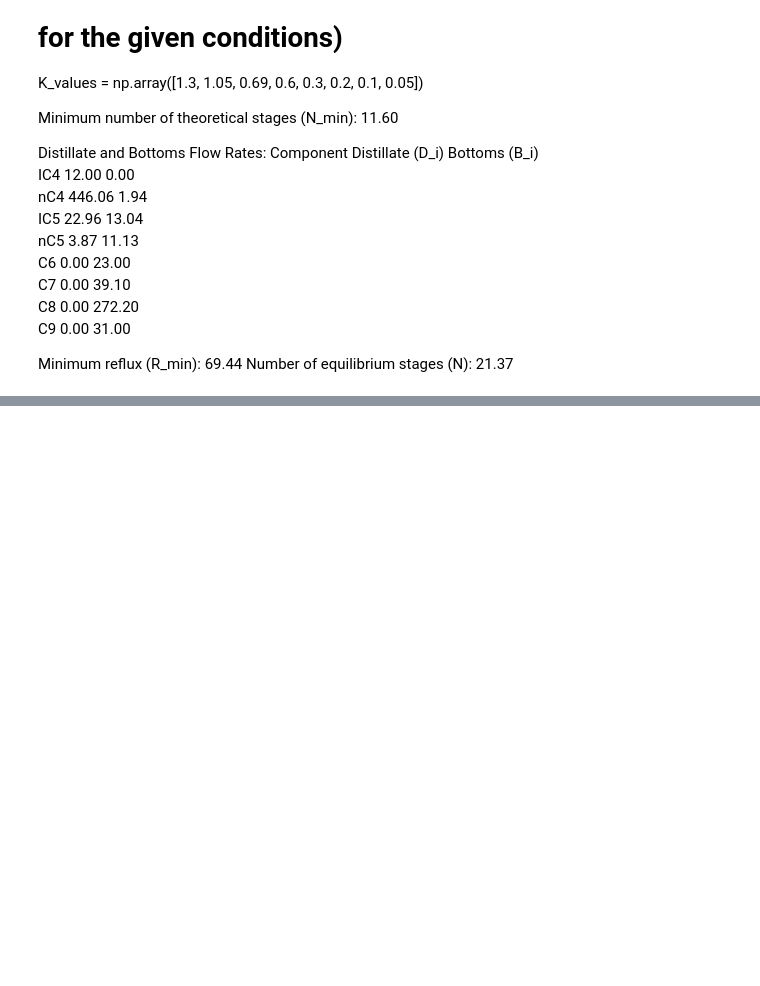
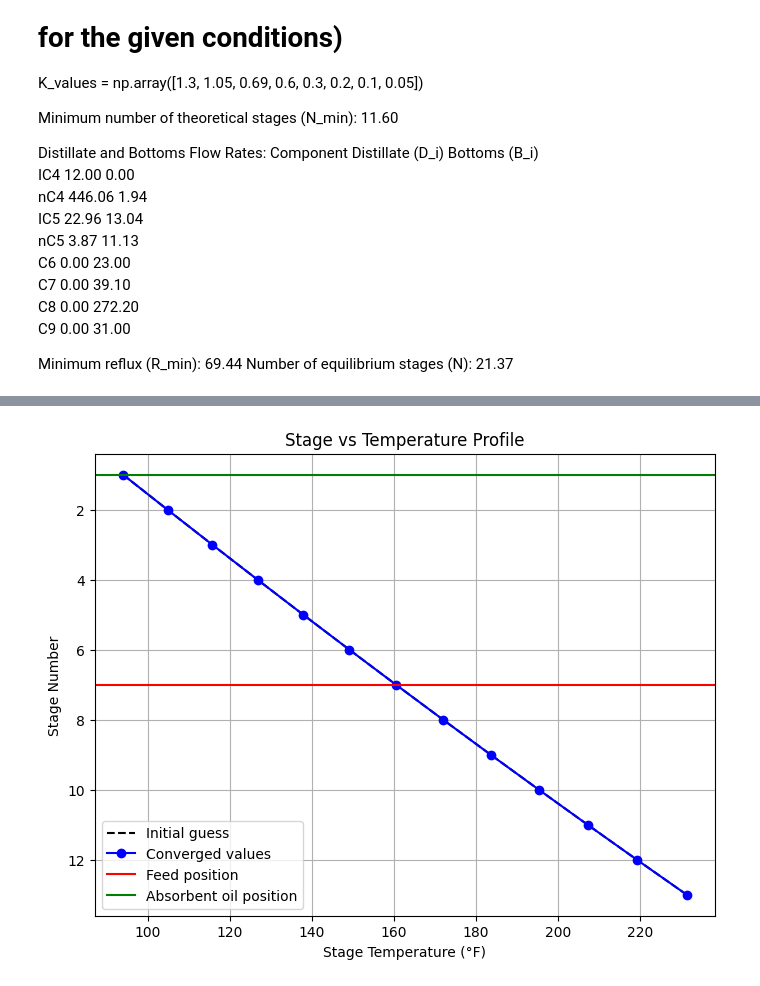
Before and after one commit to arpitkumar2004/Assigmnet-PMS, a Jupyter notebook: Assignment 2/test.ipynb, the cells around one changed output, grey strips where cells are left out. Drawn from its saved outputs; the diff is of its cells as text; code cells hidden in the pictures; blank space fills up the shorter version.

```diff
--- a/Assignment 2/test.ipynb
+++ b/Assignment 2/test.ipynb
@@ -811,7 +811,7 @@ def update_temperatures(temps, vapor_flows, liquid_flows):
         new_temps[i] = temps[i] * (1 + 0.05 * (avg_k - 1))  # Adjust based on K-value deviation
     return new_temps
 
-def sc_method(iterations=10, tol=1e-3):
+def sc_method(iterations=8, tol=1e-3):
     """
     Solve the deethanizer column using Simultaneous-Correction (SC) Method.
     """
@@ -866,3 +865,0 @@ Q_reboiler = 77873.06 BTU/h
-# %%
-stage = np.linspace(13,1,13)
-plt.plot(temperatures,stage)
@@ -872,3 +865,0 @@ plt.plot(temperatures,stage)
-# %%
-stage = np.linspace(1,13,13)
-stage
@@ -876,0 +866,78 @@ array([ 1.,  2.,  3.,  4.,  5.,  6.,  7.,  8.,  9., 10., 11., 12., 13.])
+# %%
+import numpy as np
+import matplotlib.pyplot as plt
+
+def k_values(temperature):
+    """
+    Estimate equilibrium constants (K-values) for components at given temperature (°F).
+    Simplified empirical correlation (to be refined for real-world applications).
+    """
+    return {
+        'C1': np.exp(2.0 - 3000 / (temperature + 460)),
+        'C2': np.exp(1.5 - 2500 / (temperature + 460)),
+        'C3': np.exp(1.0 - 2000 / (temperature + 460)),
+        'nC4': np.exp(0.8 - 1800 / (temperature + 460)),
+        'nC5': np.exp(0.6 - 1500 / (temperature + 460))
+    }
+
+def update_temperatures(temps, vapor_flows, liquid_flows):
+    """
+    Iteratively update stage temperatures using equilibrium constraints.
+    """
+    new_temps = temps.copy()
+    for i in range(len(temps)):
+        k_vals = k_values(temps[i])
+        avg_k = np.mean(list(k_vals.values()))
+        new_temps[i] = temps[i] * (1 + 0.05 * (avg_k - 1))  # Adjust based on K-value deviation
+    return new_temps
+
+def sc_method(iterations=10, tol=1e-3):
+    """
+    Solve the deethanizer column using Simultaneous-Correction (SC) Method.
+    """
+    stages = 13
+    initial_temps = np.linspace(150, 350, stages)  # Initial guesses from problem statement
+    vapor_flows = np.linspace(700, 770, stages)   # Initial vapor flow estimates
+    liquid_flows = np.linspace(530, 600, stages)  # Initial liquid flow estimates
+
+    for _ in range(iterations):
+        new_temps = update_temperatures(initial_temps, vapor_flows, liquid_flows)
+
+        if np.max(np.abs(np.array(new_temps) - np.array(initial_temps))) < tol:
+            break  # Convergence achieved
+        initial_temps = new_temps.copy()
+
+    reboiler_duty = 770 * (new_temps[-1] - 105) * 0.8  # Approximate reboiler duty calc
+
+    return initial_temps, new_temps, vapor_flows, liquid_flows, reboiler_duty
+
+# Run the simulation
+initial_temps, temperatures, vapor_flows, liquid_flows, reboiler_duty = sc_method()
+
+# Print formatted results
+print("Stage-wise Temperatures (°F):")
+for i, temp in enumerate(temperatures):
+    print(f"Stage {i+1}: {temp:.2f} °F")
+
+print("\nVapor and Liquid Flow Rates (lbmol/h):")
+for i in range(len(vapor_flows)):
+    print(f"Stage {i+1}: V = {vapor_flows[i]:.2f}, L = {liquid_flows[i]:.2f}")
+
+print("\nEstimated Reboiler Duty:")
+print(f"Q_reboiler = {reboiler_duty:.2f} BTU/h")
+
+# Plot the stage vs temperature graph
+stages = np.arange(1, 14)
+plt.figure(figsize=(8, 6))
+plt.plot(initial_temps, stages, 'k--', label='Initial guess')
+plt.plot(temperatures, stages, 'bo-', label='Converged values')
+plt.axhline(y=7, color='r', linestyle='-', label='Feed position')
+plt.axhline(y=1, color='g', linestyle='-', label='Absorbent oil position')
+plt.gca().invert_yaxis()  # Invert y-axis so stage 1 is at the top
+plt.xlabel('Stage Temperature (°F)')
+plt.ylabel('Stage Number')
+plt.title('Stage vs Temperature Profile')
+plt.legend()
+plt.grid()
+plt.show()
+# %% [output]
@@ -876,0 +961 @@ array([ 1.,  2.,  3.,  4.,  5.,  6.,  7.,  8.,  9., 10., 11., 12., 13.])
+[figure, added]
```
Also changed, not shown: parts of 5 cells of this notebook, 26 other files.
